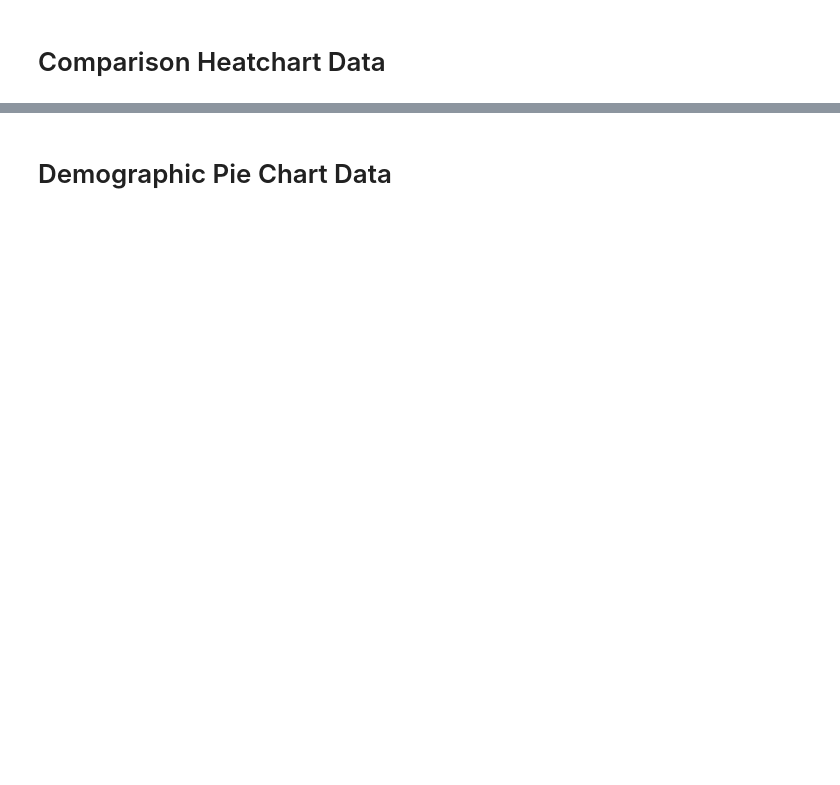
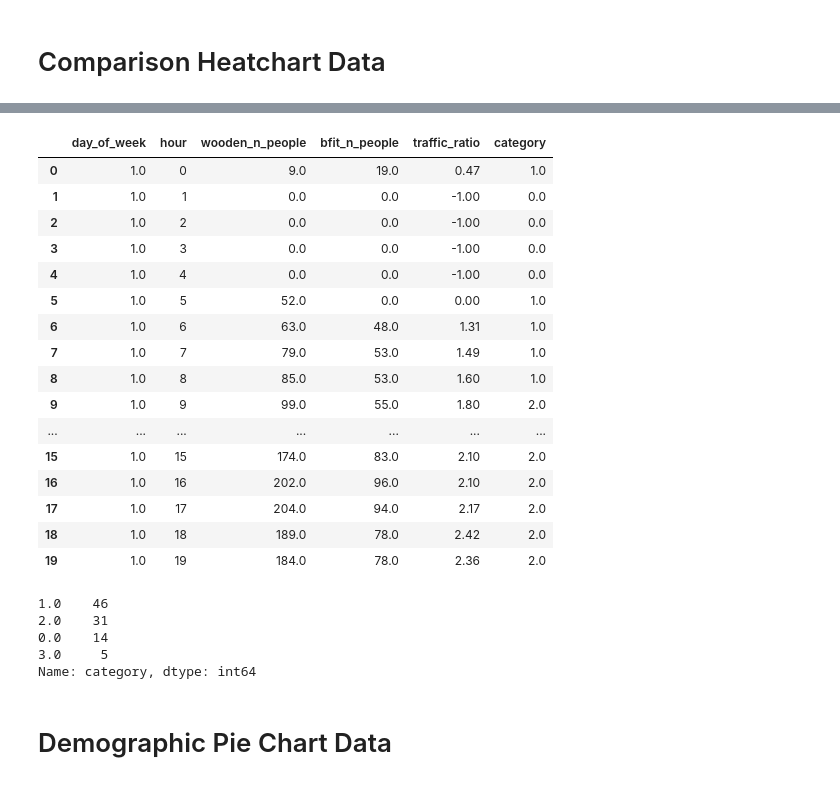
Before and after one commit to dailybruin/the-stack, a Jupyter notebook: python/posts/gym-traffic-2023/gym_traffic_2023_data_cleaning.ipynb, the cells around one changed output, grey strips where cells are left out. Saved outputs shown, nothing was run; the diff lists cells and outputs as text; code cells hidden in the pictures; blank space fills up the shorter version.

```diff
--- a/python/posts/gym-traffic-2023/gym_traffic_2023_data_cleaning.ipynb
+++ b/python/posts/gym-traffic-2023/gym_traffic_2023_data_cleaning.ipynb
@@ -663,0 +671,47 @@ merged_compare['Traffic_ratio'] = merged_compare['']
+# %%
+merged_compare['traffic_ratio'] = merged_compare['wooden_n_people'] / merged_compare['bfit_n_people']
+# %%
+merged_compare['traffic_ratio'] = merged_compare['traffic_ratio'].fillna(-1.0)
+merged_compare.replace([np.inf, -np.inf], 0.0, inplace=True)
+# %%
+conditions = [
+    (merged_compare['traffic_ratio'] == -1.0),
+    (merged_compare['traffic_ratio'] >= 0.0) & (merged_compare['traffic_ratio'] < 1.70),
+    (merged_compare['traffic_ratio'] >= 1.70) & (merged_compare['traffic_ratio'] < 3.0),
+    (merged_compare['traffic_ratio'] >= 3.0)
+    ]
+
+categories = [0.0, 1.0, 2.0, 3.0]
+
+merged_compare['category'] = np.select(conditions, categories)
+# %%
+# Round values
+merged_compare = merged_compare.round({'traffic_ratio': 2})
+# %%
+merged_compare.head(20)
+# %% [output]
+|  | day_of_week | hour | wooden_n_people | bfit_n_people | traffic_ratio | category |
+| 0 | 1.0 | 0 | 9.0 | 19.0 | 0.47 | 1.0 |
+| 1 | 1.0 | 1 | 0.0 | 0.0 | -1.00 | 0.0 |
+| 2 | 1.0 | 2 | 0.0 | 0.0 | -1.00 | 0.0 |
+| 3 | 1.0 | 3 | 0.0 | 0.0 | -1.00 | 0.0 |
+| 4 | 1.0 | 4 | 0.0 | 0.0 | -1.00 | 0.0 |
+| 5 | 1.0 | 5 | 52.0 | 0.0 | 0.00 | 1.0 |
+| 6 | 1.0 | 6 | 63.0 | 48.0 | 1.31 | 1.0 |
+| 7 | 1.0 | 7 | 79.0 | 53.0 | 1.49 | 1.0 |
+| 8 | 1.0 | 8 | 85.0 | 53.0 | 1.60 | 1.0 |
+| 9 | 1.0 | 9 | 99.0 | 55.0 | 1.80 | 2.0 |
+| ... | ... | ... | ... | ... | ... | ... |
+| 15 | 1.0 | 15 | 174.0 | 83.0 | 2.10 | 2.0 |
+| 16 | 1.0 | 16 | 202.0 | 96.0 | 2.10 | 2.0 |
+| 17 | 1.0 | 17 | 204.0 | 94.0 | 2.17 | 2.0 |
+| 18 | 1.0 | 18 | 189.0 | 78.0 | 2.42 | 2.0 |
+| 19 | 1.0 | 19 | 184.0 | 78.0 | 2.36 | 2.0 |
+# %%
+merged_compare['category'].value_counts()
+# %% [output]
+1.0    46
+2.0    31
+0.0    14
+3.0     5
+Name: category, dtype: int64
```
Also changed, not shown: parts of 15 cells of this notebook, 4 other files.
